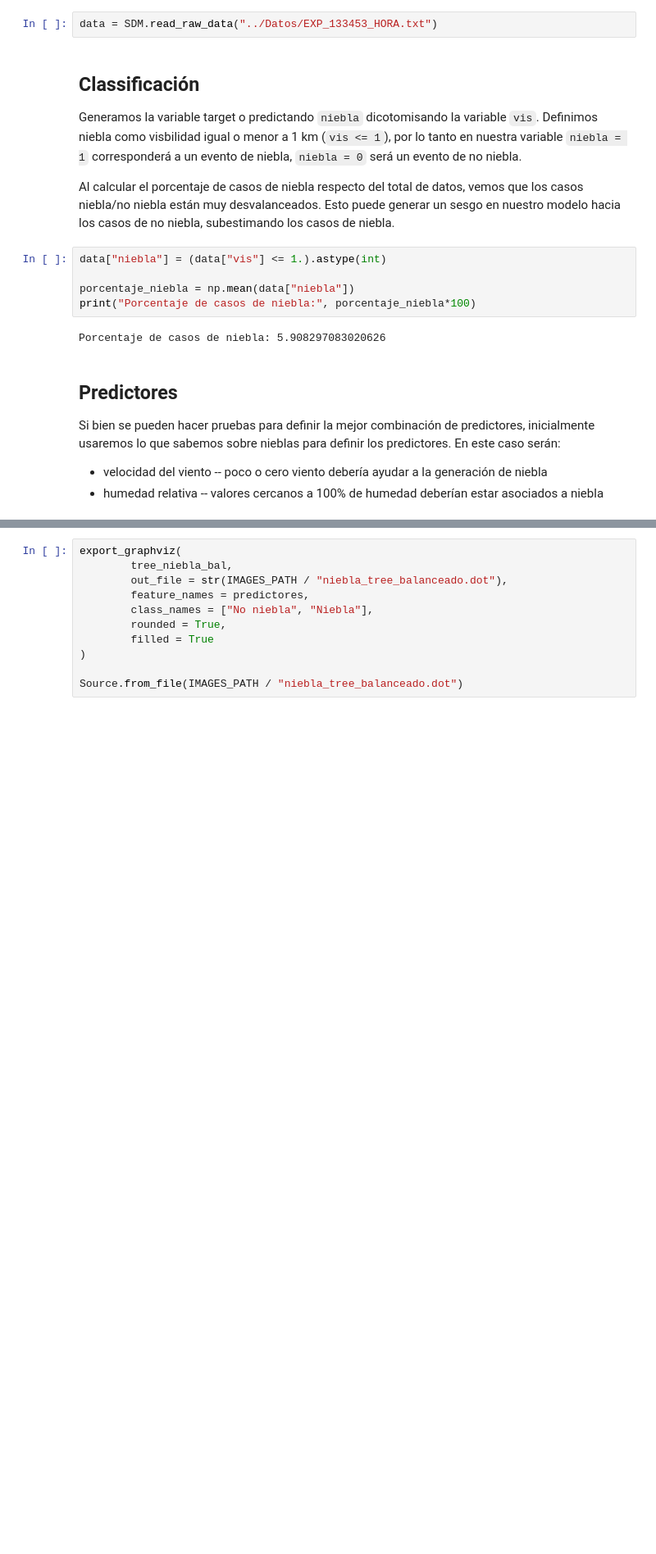
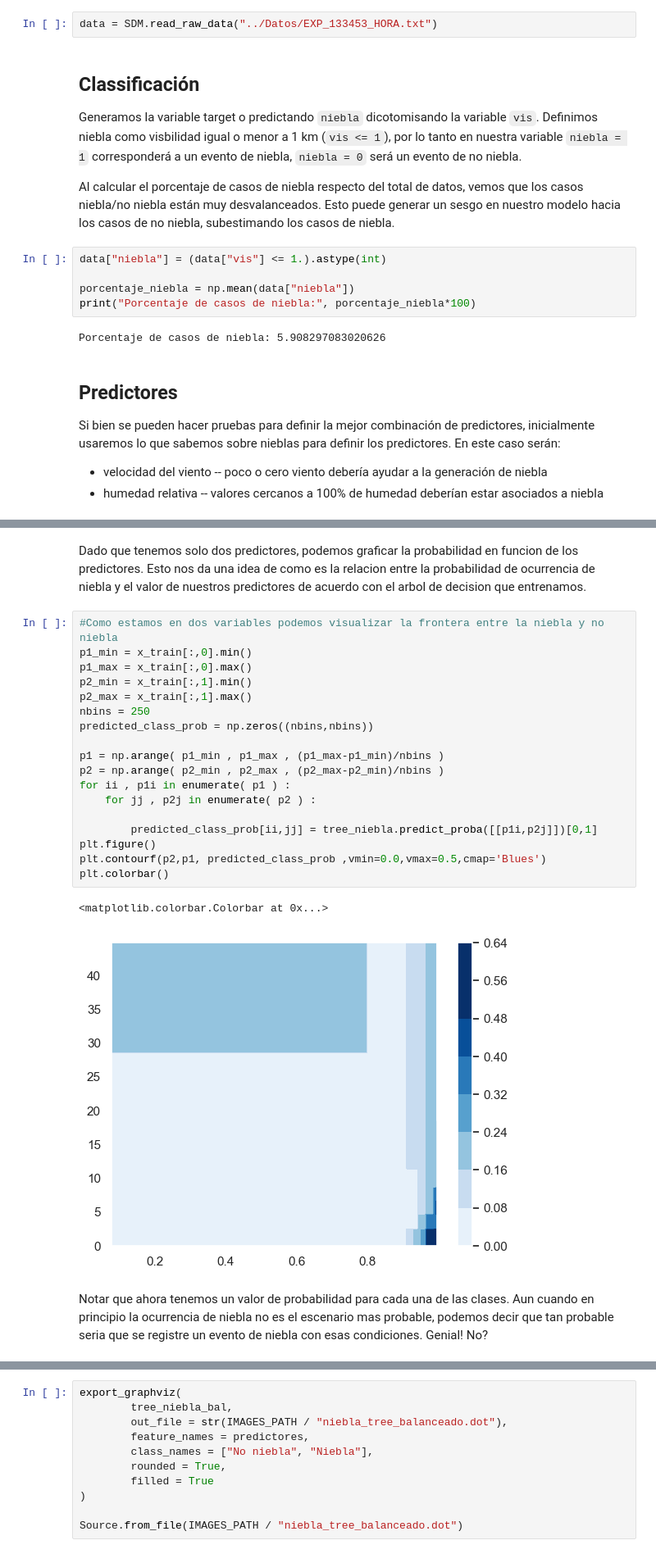
Before and after one commit to paocorrales/arboles_y_bosques, a Jupyter notebook: Scripts/01-arboles_niebla_classificacion.ipynb, the cells around one changed output, grey strips where cells are left out. Shown at 82% size. Drawn from its saved outputs; the diff is of its cells as text; blank space fills up the shorter version.

Commit message:
Agrega probabilidad y roc

```diff
--- a/Scripts/01-arboles_niebla_classificacion.ipynb
+++ b/Scripts/01-arboles_niebla_classificacion.ipynb
@@ -164,0 +337,25 @@ tree_niebla.score(x_test, y_test)
+# %% [markdown]
+Dado que tenemos solo dos predictores, podemos graficar la probabilidad en funcion de los predictores. Esto nos da una idea de como es la relacion entre la probabilidad de ocurrencia de niebla y el valor de nuestros predictores de acuerdo con el arbol de decision que entrenamos.
+# %%
+#Como estamos en dos variables podemos visualizar la frontera entre la niebla y no niebla
+p1_min = x_train[:,0].min()
+p1_max = x_train[:,0].max()
+p2_min = x_train[:,1].min()
+p2_max = x_train[:,1].max()
+nbins = 250
+predicted_class_prob = np.zeros((nbins,nbins))
+
+p1 = np.arange( p1_min , p1_max , (p1_max-p1_min)/nbins )
+p2 = np.arange( p2_min , p2_max , (p2_max-p2_min)/nbins )
+for ii , p1i in enumerate( p1 ) :
+    for jj , p2j in enumerate( p2 ) :
+
+        predicted_class_prob[ii,jj] = tree_niebla.predict_proba([[p1i,p2j]])[0,1]
+plt.figure()
+plt.contourf(p2,p1, predicted_class_prob ,vmin=0.0,vmax=0.5,cmap='Blues')
+plt.colorbar()
+# %% [output]
+<matplotlib.colorbar.Colorbar at 0x...>
+[figure, added]
+# %% [markdown]
+Notar que ahora tenemos un valor de probabilidad para cada una de las clases. Aun cuando en principio la ocurrencia de niebla no es el escenario mas probable, podemos decir que tan probable seria que se registre un evento de niebla con esas condiciones. Genial! No?
```
Also changed, not shown: parts of 34 cells of this notebook, 2 other files.
